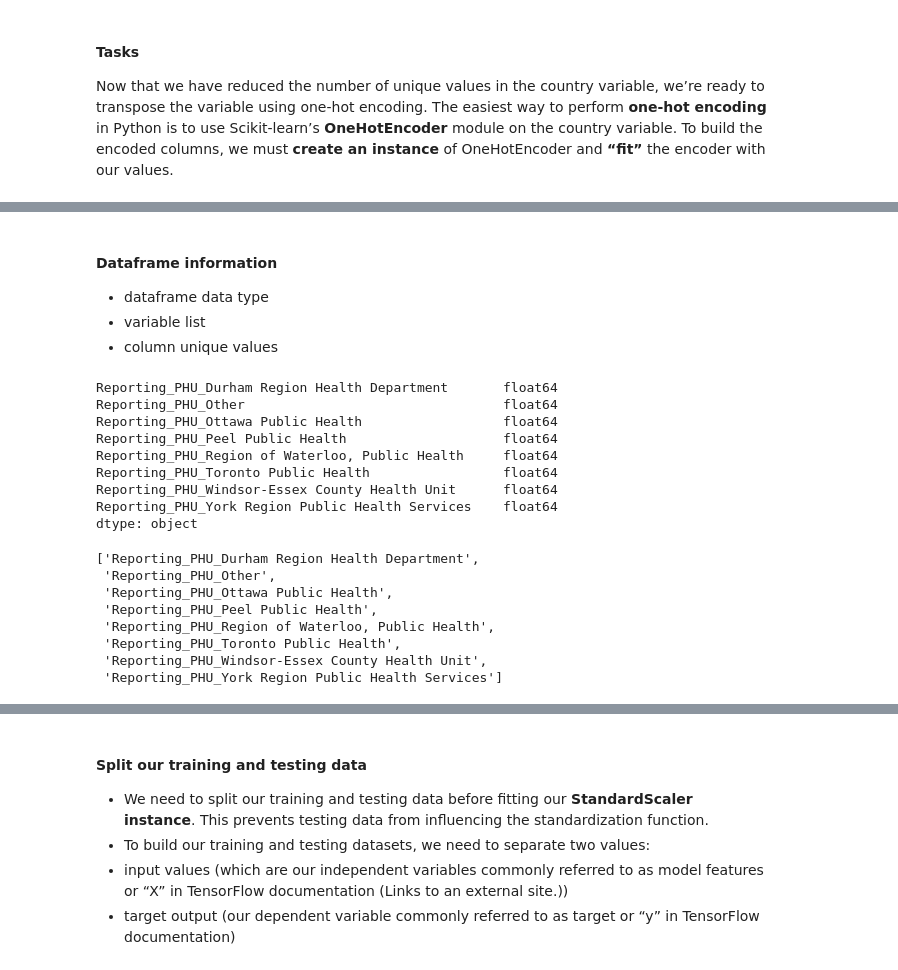
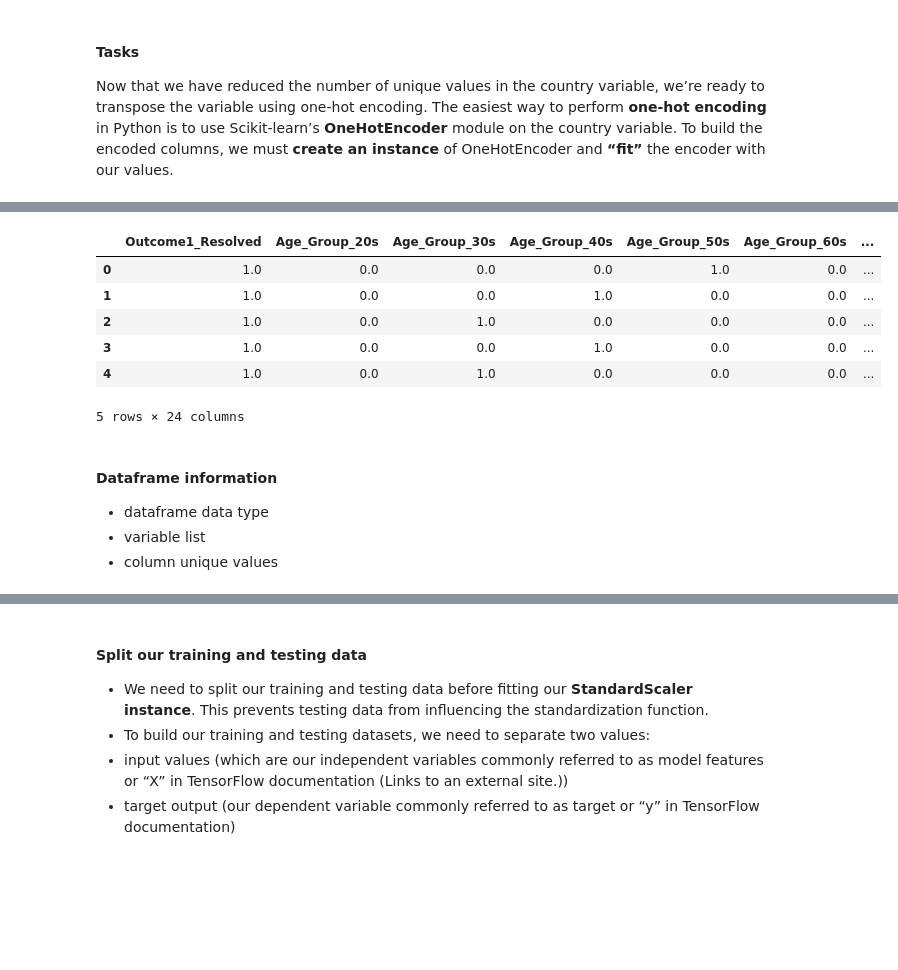
Before and after one commit to tenley8/Team-3, a Jupyter notebook: Ontario_COVID-19.ipynb, the cells around one changed output, grey strips where cells are left out. Cells and saved outputs as stored; diff of their text form; code cells hidden in the pictures; blank space fills up the shorter version.

```diff
--- a/Ontario_COVID-19.ipynb
+++ b/Ontario_COVID-19.ipynb
@@ -265,30 +229,21 @@ PHU_df.head()
+# %%
+encoded_df2 = encoded_df2[encoded_df2['Outcome1_Not Resolved'] != 1]
+# %%
+encoded_df2 = encoded_df2.drop(columns=['Outcome1_Not Resolved','Outcome1_Fatal'],axis=1)
+
+# We can probably drop "Client_Gender_UNKNOWN" as well.
+# %%
+encoded_df2.head()
+# %% [output]
+|  | Outcome1_Resolved | Age_Group_20s | Age_Group_30s | Age_Group_40s | Age_Group_50s | Age_Group_60s | ... |
+| 0 | 1.0 | 0.0 | 0.0 | 0.0 | 1.0 | 0.0 | ... |
+| 1 | 1.0 | 0.0 | 0.0 | 1.0 | 0.0 | 0.0 | ... |
+| 2 | 1.0 | 0.0 | 1.0 | 0.0 | 0.0 | 0.0 | ... |
+| 3 | 1.0 | 0.0 | 0.0 | 1.0 | 0.0 | 0.0 | ... |
+| 4 | 1.0 | 0.0 | 1.0 | 0.0 | 0.0 | 0.0 | ... |
+5 rows × 24 columns
 # %% [markdown]
 #### **Dataframe information**
 - dataframe data type
 - variable list
 - column unique values
-# %%
-PHU_df.dtypes
-# %% [output]
-Reporting_PHU_Durham Region Health Department       float64
-Reporting_PHU_Other                                 float64
-Reporting_PHU_Ottawa Public Health                  float64
-Reporting_PHU_Peel Public Health                    float64
-Reporting_PHU_Region of Waterloo, Public Health     float64
-Reporting_PHU_Toronto Public Health                 float64
-Reporting_PHU_Windsor-Essex County Health Unit      float64
-Reporting_PHU_York Region Public Health Services    float64
-dtype: object
-# %%
-# Categorical variable list
-df_cat = PHU_df.dtypes[PHU_df.dtypes == "float64"].index.tolist()
-df_cat
-# %% [output]
-['Reporting_PHU_Durham Region Health Department',
- 'Reporting_PHU_Other',
- 'Reporting_PHU_Ottawa Public Health',
- 'Reporting_PHU_Peel Public Health',
- 'Reporting_PHU_Region of Waterloo, Public Health',
- 'Reporting_PHU_Toronto Public Health',
- 'Reporting_PHU_Windsor-Essex County Health Unit',
- 'Reporting_PHU_York Region Public Health Services']
```
Also changed, not shown: parts of 33 cells of this notebook, 1 other file.
